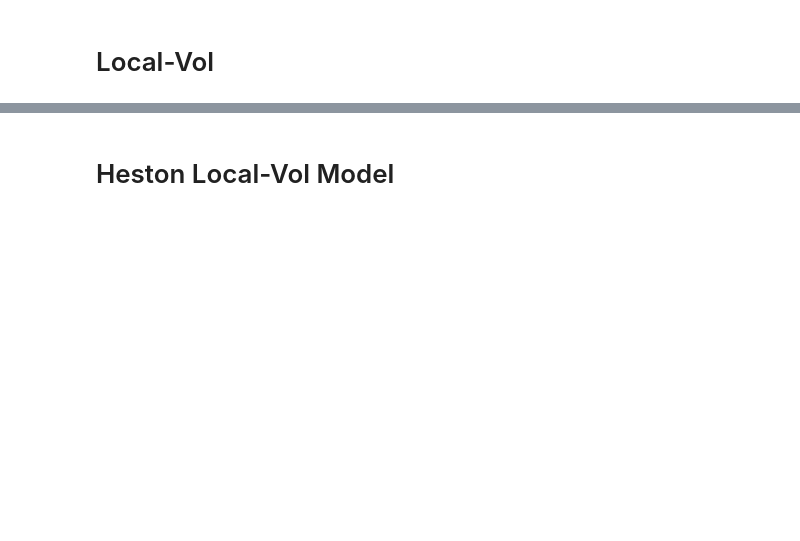
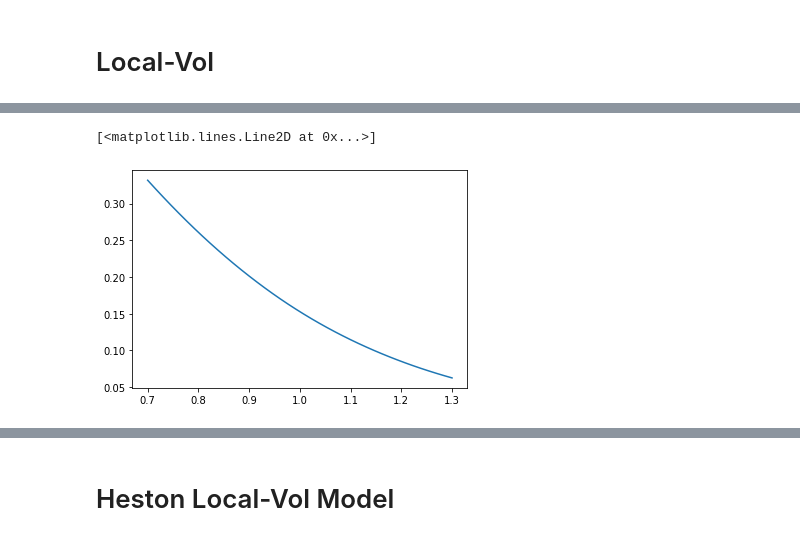
Before and after one commit to pikki622/RiVaPy, a Jupyter notebook: notebooks/models/stoch_local_vol.ipynb, the cells around one changed output, grey strips where cells are left out. Drawn from its saved outputs; the diff is of its cells as text; code cells hidden in the pictures; blank space fills up the shorter version.

```diff
--- a/notebooks/models/stoch_local_vol.ipynb
+++ b/notebooks/models/stoch_local_vol.ipynb
@@ -53,0 +74,7 @@ local_var = models.LocalVol.compute_local_var(ssvi, x_strikes, time_grid)
+# %%
+expiry = -1
+plt.plot(strikes, call_prices[expiry])
+#call_prices
+# %% [output]
+[<matplotlib.lines.Line2D at 0x...>]
+[figure, added]
```
Also changed, not shown: parts of 17 cells of this notebook, 5 other files.
